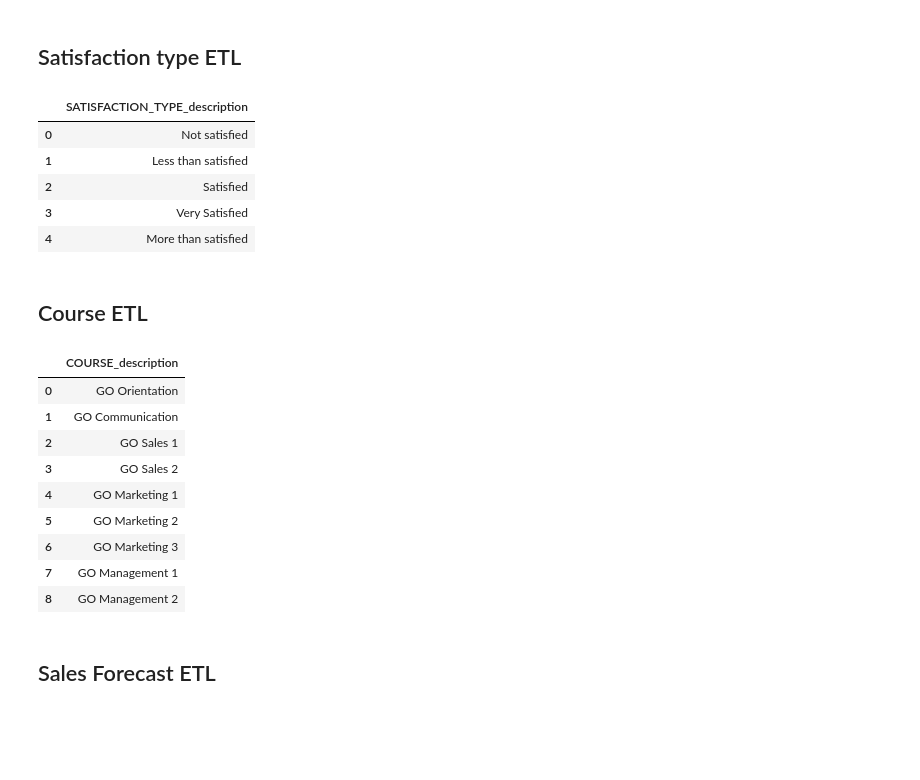
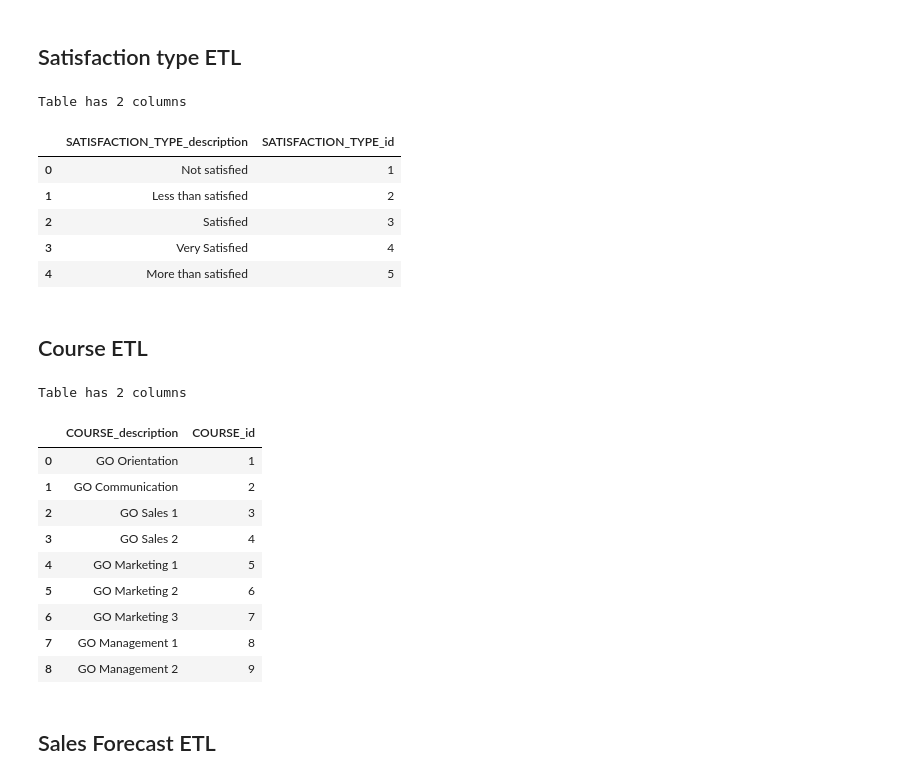
Before and after one commit to Vertcol/Datawarehouse, a Jupyter notebook: ETL.ipynb, the cells around one changed output. Drawn from its saved outputs; the diff is of its cells as text; code cells hidden in the pictures; blank space fills up the shorter version.

```diff
--- a/ETL.ipynb
+++ b/ETL.ipynb
@@ -246,35 +298,41 @@ product_etl
 # %% [markdown]
 ## Satisfaction type ETL
 # %%
-satisfaction_type_etl = satisfaction_type[["SATISFACTION_TYPE_DESCRIPTION"]]\
-        .rename(columns=rename_mapping)
+satisfaction_type_etl = satisfaction_type.rename(columns=rename_mapping)
 
+satisfaction_type_etl = filterColumns(satisfaction_type_etl)
+
+sizeCheck(satisfaction_type_etl,2)
 satisfaction_type_etl
 # %% [output]
+Table has 2 columns
-|  | SATISFACTION_TYPE_description |
-| 0 | Not satisfied |
-| 1 | Less than satisfied |
-| 2 | Satisfied |
-| 3 | Very Satisfied |
-| 4 | More than satisfied |
+|  | SATISFACTION_TYPE_description | SATISFACTION_TYPE_id |
+| 0 | Not satisfied | 1 |
+| 1 | Less than satisfied | 2 |
+| 2 | Satisfied | 3 |
+| 3 | Very Satisfied | 4 |
+| 4 | More than satisfied | 5 |
 # %% [markdown]
 ## Course ETL
 # %%
-course_etl = course[["COURSE_DESCRIPTION"]]\
-        .rename(columns=rename_mapping)
+course_etl = course.rename(columns=rename_mapping)
 
+course_etl = filterColumns(course_etl)
+
+sizeCheck(course_etl,2)
 course_etl
 # %% [output]
+Table has 2 columns
-|  | COURSE_description |
-| 0 | GO Orientation |
-| 1 | GO Communication |
-| 2 | GO Sales 1 |
-| 3 | GO Sales 2 |
-| 4 | GO Marketing 1 |
-| 5 | GO Marketing 2 |
-| 6 | GO Marketing 3 |
-| 7 | GO Management 1 |
-| 8 | GO Management 2 |
+|  | COURSE_description | COURSE_id |
+| 0 | GO Orientation | 1 |
+| 1 | GO Communication | 2 |
+| 2 | GO Sales 1 | 3 |
+| 3 | GO Sales 2 | 4 |
+| 4 | GO Marketing 1 | 5 |
+| 5 | GO Marketing 2 | 6 |
+| 6 | GO Marketing 3 | 7 |
+| 7 | GO Management 1 | 8 |
+| 8 | GO Management 2 | 9 |
 # %% [markdown]
 ## Sales Forecast ETL
 # %%
```
Also changed, not shown: parts of 11 cells of this notebook, 1 other file.
